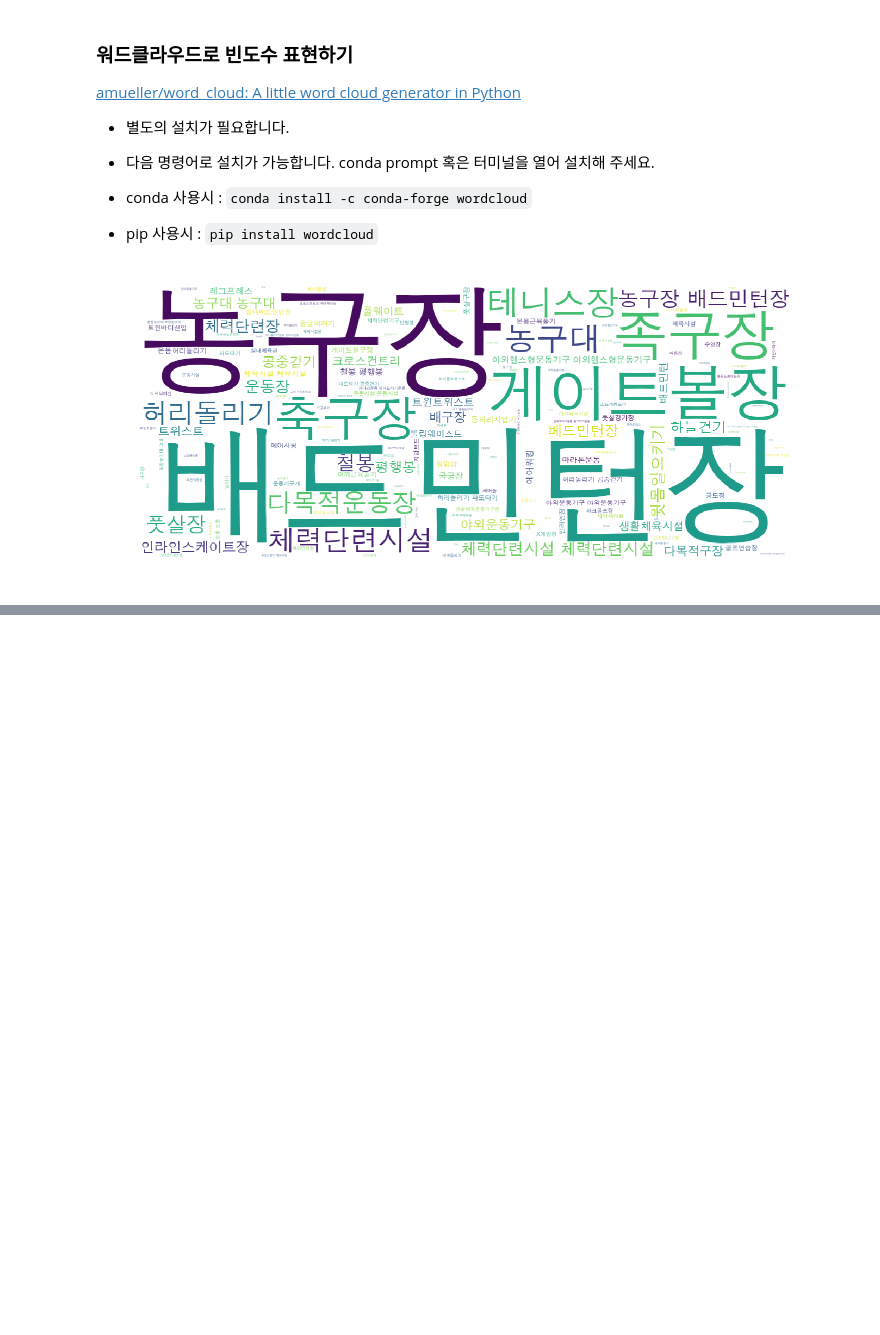
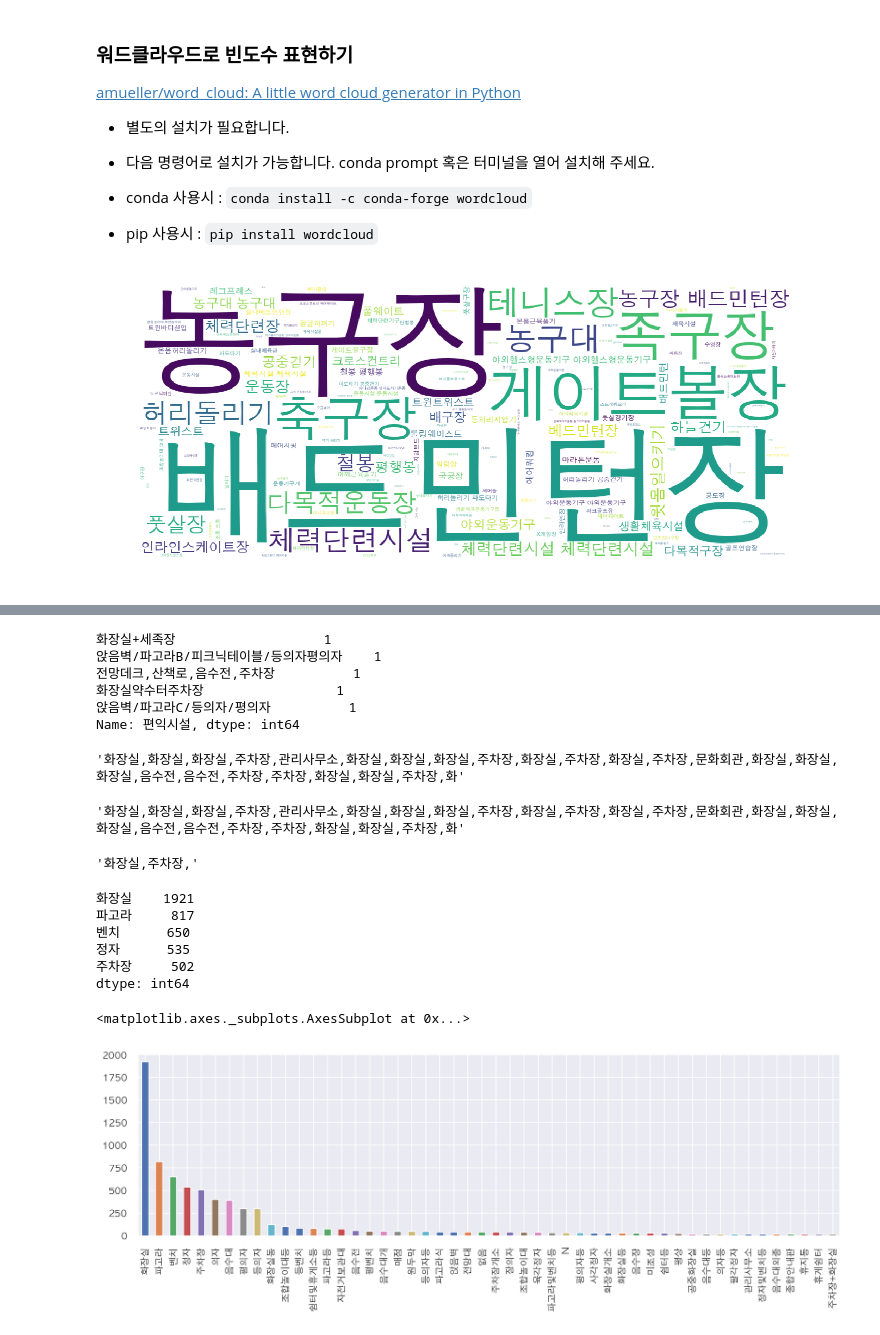
Before and after one commit to neverlish/Learned, a Jupyter notebook: data/inflearn-public-data-python/05-park.ipynb, the cells around one changed output, grey strips where cells are left out. Cells and saved outputs as stored; diff of their text form; code cells hidden in the pictures; blank space fills up the shorter version.

Commit message:
5 - 12 정규표현식으로 텍스트 전처리 함수 만들기

```diff
--- a/data/inflearn-public-data-python/05-park.ipynb
+++ b/data/inflearn-public-data-python/05-park.ipynb
@@ -702,0 +705,12 @@ wordcloud(gym)
+# %%
+# 편익시설에서 필요 없는 문자를 제거하고
+# 토큰화를 위해 각 시설을 "," 로 구분하도록 전처리를 하는 함수를 구현합니다.
+# 함수명은 get_string 으로 합니다.
+
+def get_string(text):
+    if pd.isna(text):
+        return text
+    text = re.sub("[\d\.'\-(nan)\[\]\/]", "", text)
+    text = re.sub(" ","", text)
+    text = re.sub(",{2,}", ",", text)
+    return text
@@ -702,0 +732,6 @@ wordcloud(gym)
+# %%
+# map을 통해 위에서 구현한 함수를 적용해 줍니다.
+# 원본과 비교해 보기 위해 "편익시설"이라는 새로운 컬럼을 만듭니다.
+
+df['편익시설'] = df['공원보유시설(편익시설)'].map(get_string)
+df['편익시설'].head()
@@ -702,0 +745,57 @@ wordcloud(gym)
+# %%
+# 전처리 한 "편익시설"의 빈도수를 구하고
+# tail 로 끝부분에 있는 데이터를 미리보기 합니다.
+
+df['편익시설'].value_counts().tail()
+# %% [output]
+화장실+세족장                   1
+앉음벽/파고라B/피크닉테이블/등의자평의자    1
+전망데크,산책로,음수전,주차장          1
+화장실약수터주차장                 1
+앉음벽/파고라C/등의자/평의자          1
+Name: 편익시설, dtype: int64
+# %%
+# 문자열을 연결해 주는 join 으로 편익시설을 연결해 주는 방법이 있습니다.
+# 이 때, 결측치가 있으면 결측치는 숫자형태이기 때문에 문자와 연결되지 않아 오류가 납니다.
+# 따라서 결측치를 제외한 값만 가져와서 연결합니다.
+
+fac = ",".join(df.loc[df["편익시설"].notnull(), "편익시설"])
+fac = get_string(fac)
+fac[:100]
+# %% [output]
+'화장실,화장실,화장실,주차장,관리사무소,화장실,화장실,화장실,주차장,화장실,주차장,화장실,주차장,문화회관,화장실,화장실,화장실,음수전,음수전,주차장,주차장,화장실,화장실,주차장,화'
+# %%
+# 위에서 전처리한 "편익시설" 컬럼을 리스트 형태로 만들고 다시 str 으로 변환 합니다.
+# 위에서 만든 get_string 함수로 전처리를 합니다.
+
+fac = str(df['편익시설'].tolist())
+fac = get_string(fac)
+fac[:100]
+# %% [output]
+'화장실,화장실,화장실,주차장,관리사무소,화장실,화장실,화장실,주차장,화장실,주차장,화장실,주차장,문화회관,화장실,화장실,화장실,음수전,음수전,주차장,주차장,화장실,화장실,주차장,화'
+# %%
+# ,가 2개 이상 들어가면 하나로 변경합니다.
+# '화장실,주차장,,,' 텍스트를 정규표현식으로 바꿔봅니다.
+
+re.sub(",{2,}", ",", '화장실,주차장,,,')
+# %% [output]
+'화장실,주차장,'
+# %%
+# 다시 ","로 텍스트를 분리하고 판다스의 Series 형태로 만들고 value_counts 로 빈도수를 계산합니다.
+
+fac_count = pd.Series(fac.split(',')).value_counts()
+fac_count.head()
+# %% [output]
+화장실    1921
+파고라     817
+벤치      650
+정자      535
+주차장     502
+dtype: int64
+# %%
+# 상위 50개 단어에 대해 막대그래프를 그려봅니다.
+
+fac_count.head(50).plot.bar(figsize=(15,4))
+# %% [output]
+<matplotlib.axes._subplots.AxesSubplot at 0x...>
+[figure, added]
```
Also changed, not shown: parts of 5 cells of this notebook.
